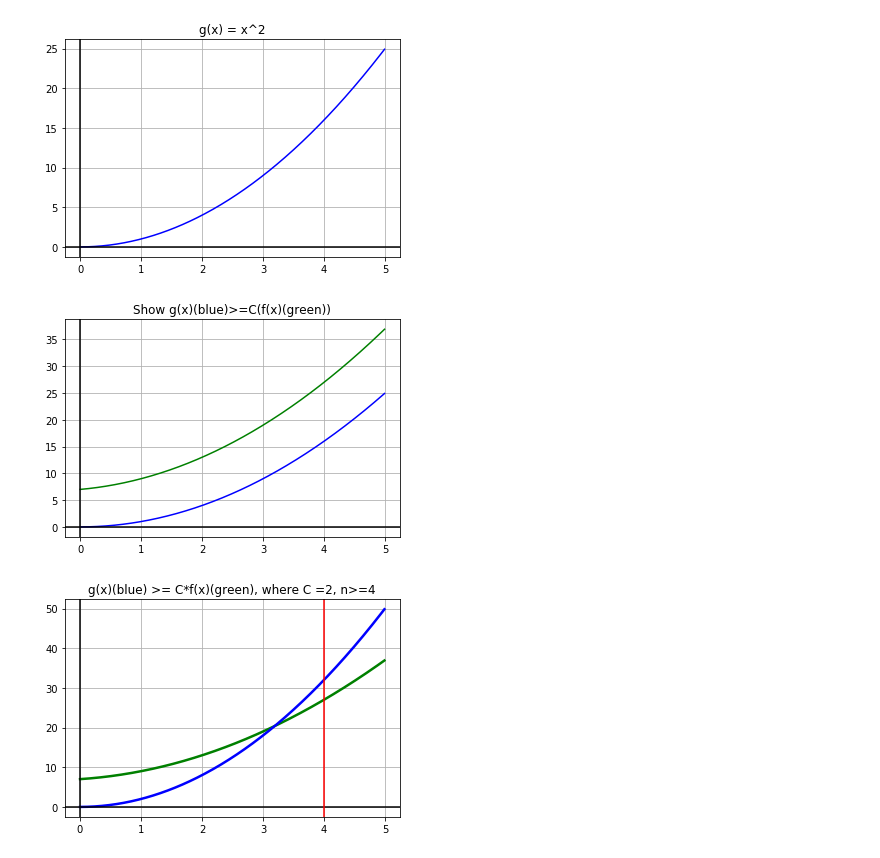
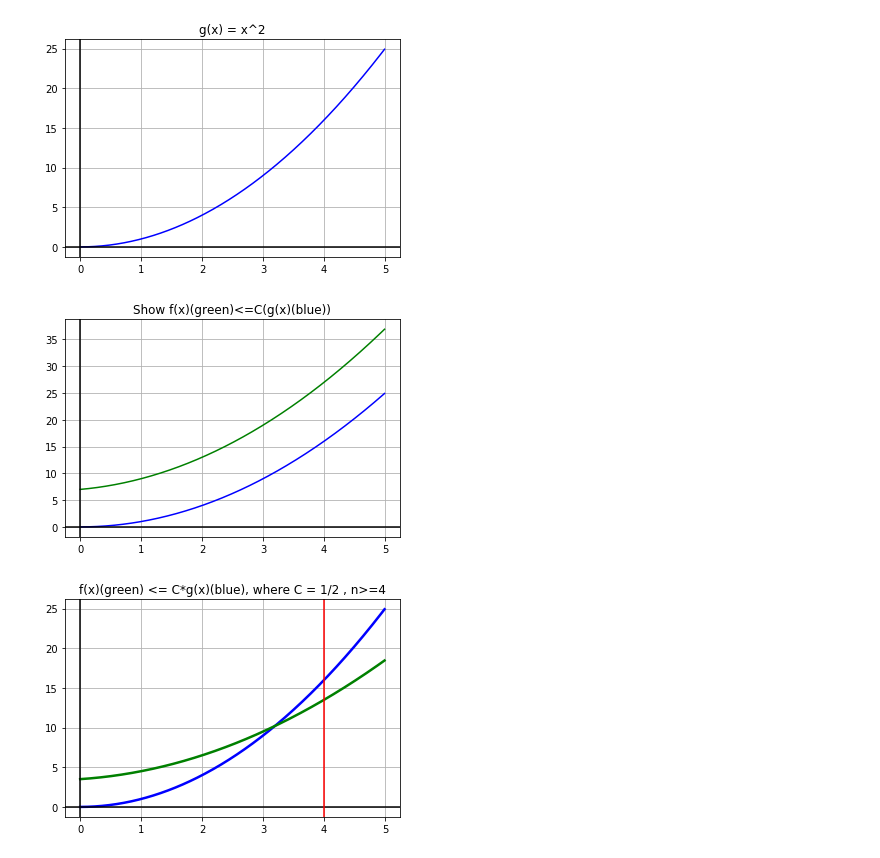
Before and after one commit to Lauro199471/CECS-528, a Jupyter notebook: lab2/lab2.ipynb, the cells around one changed output. Drawn from its saved outputs; the diff is of its cells as text; code cells hidden in the pictures.

```diff
--- a/lab2/lab2.ipynb
+++ b/lab2/lab2.ipynb
@@ -32,28 +32,28 @@ plt.axhline(y=0, color='black', linestyle='-')
 plt.axvline(x=0, color='black', linestyle='-')
 plt.grid();
 
-plt.title('Show g(x)(blue)>=C(f(x)(green))');
+plt.title('Show f(x)(green)<=C(g(x)(blue))');
 plt.savefig('f(x)&g(x)');
 # %% [output]
-[figure, old version]
+[figure, new version]
 # %%
-c =  2;
+c =  1/2;
 n0 = 4;
 
 x3 = np.arange(.001,5,.01);
-y3 = c * (x3**2);
+y3 = c * ((x3**2) + x3 + 7);
 
-plt.plot(x1,y1,'green',x3,y3,"blue",  linewidth = 2.5);
+plt.plot(x2,y2,'blue',x3,y3,"green",  linewidth = 2.5);
 
 plt.axhline(y=0, color='black', linestyle='-')
 plt.axvline(x=0, color='black', linestyle='-')
 plt.axvline(x=n0, color='red', linestyle='-')
 
 plt.grid();
 
-plt.title('g(x)(blue) >= C*f(x)(green), where C =' + str(c) + ', n>=' + str(n0));
+plt.title('f(x)(green) <= C*g(x)(blue), where C = 1/2 , n>=' + str(n0));
 plt.savefig('f(x)Cg(x)1');
 plt.show();
 plt.close();
 # %% [output]
-[figure, old version]
+[figure, new version]
```
Also changed, not shown: 3 other files.
